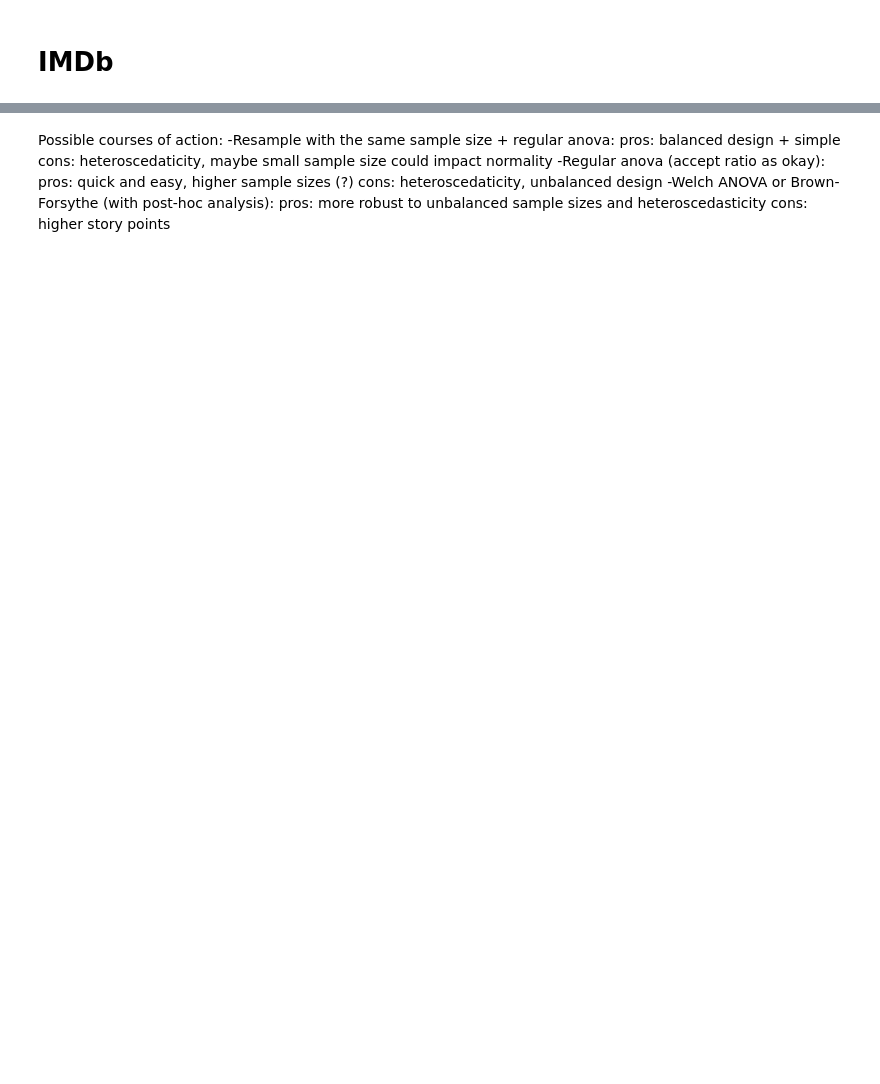
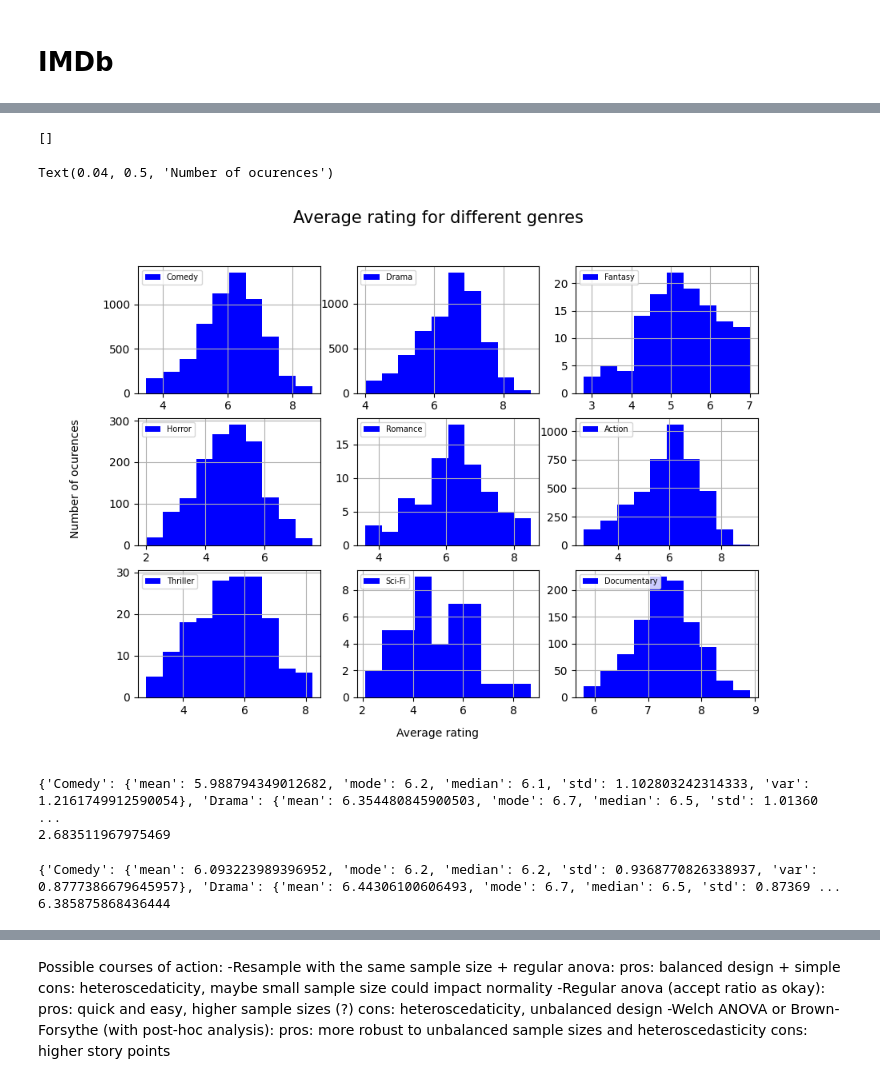
Before and after one commit to beatriz-crfa/Portfolio, a Jupyter notebook: IMDb/IMDb.ipynb, the cells around one changed output, grey strips where cells are left out. Drawn from its saved outputs; the diff is of its cells as text; code cells hidden in the pictures; blank space fills up the shorter version.

```diff
--- a/IMDb/IMDb.ipynb
+++ b/IMDb/IMDb.ipynb
@@ -120,7 +134,7 @@ plt.tight_layout()
 # %%
 outliers_info = {}
 outliers = {}
-
+movie_ratings_split_filter = {}
 # calculate percentage of outliers
 for genre in genres:
     data = movie_ratings_split[genre]['averageRating']
@@ -139,6 +153,10 @@ for genre in genres:
     percentage = count / len(data) * 100
     outliers_info[genre] = f"{count} outliers ({percentage:.2f}%)"
 
+    #filter outliers
+    mask = (data >= lower_bound) & (data <= upper_bound)
+    movie_ratings_split_filter[genre] = pd.DataFrame(data[mask])
+
 # Print outlier info per genre
 for genre, info in outliers_info.items():
     print(f"{genre}: {info}")
@@ -151,11 +179,26 @@ for genre, info in outliers_info.items():
 [print(outlier) for genre in genres for outlier in outliers[genre] if outlier <= 0.0]
 #check values bigger than 10
 [print(outlier) for genre in genres for outlier in outliers[genre] if outlier > 10.0]
+# %% [output]
+[]
+# %%
+#plot relative error results without outliers
+fig, ax = plt.subplots(int(np.ceil(len(genres)/3)), 3, figsize=(10,7))
+ax = ax.ravel()
+fig.suptitle('Average rating for different genres', fontsize=15)
+for axes, i in zip(ax, range(0, len(genres))):
+    axes.hist(movie_ratings_split_filter[genres[i]]['averageRating'], color='b')
+    axes.legend([genres[i]], loc="upper left", fontsize=7)
+    axes.grid()
+fig.text(0.5, 0.04, 'Average rating', ha='center')
+fig.text(0.04, 0.5, 'Number of ocurences', va='center', rotation='vertical')
+# %% [output]
+Text(0.04, 0.5, 'Number of ocurences')
+[figure, added]
 # %%
 parameters = {} #genres, []
 
 #Quick sample parameters check
-#THINK OF THE CLEANER WAY OF DOING THIS
 for genre in genres:
     parameters[genre] = {
         "mean" : (stat.mean(movie_ratings_split[genre]['averageRating'])),
@@ -169,3 +212,26 @@ vars = list(map(itemgetter('var'), parameters.values()))
 print(parameters)
 
 print(max(vars)/min(vars))
+# %% [output]
+{'Comedy': {'mean': 5.988794349012682, 'mode': 6.2, 'median': 6.1, 'std': 1.102803242314333, 'var': 1.2161749912590054}, 'Drama': {'mean': 6.354480845900503, 'mode': 6.7, 'median': 6.5, 'std': 1.01360 ...
+2.683511967975469
+# %%
+parameters = {} #genres, []
+
+#Quick sample parameters check
+for genre in genres:
+    parameters[genre] = {
+        "mean" : (stat.mean(movie_ratings_split_filter[genre]['averageRating'])),
+        "mode" : ((stat.mode(movie_ratings_split_filter[genre]['averageRating']))),
+        "median" : (stat.median(movie_ratings_split_filter[genre]['averageRating'])),
+        "std" : (stat.stdev(movie_ratings_split_filter[genre]['averageRating'])),
+        "var" : (stat.stdev(movie_ratings_split_filter[genre]['averageRating']))**2}
+
+vars = list(map(itemgetter('var'), parameters.values()))
+
+print(parameters)
+
+print(max(vars)/min(vars))
+# %% [output]
+{'Comedy': {'mean': 6.093223989396952, 'mode': 6.2, 'median': 6.2, 'std': 0.9368770826338937, 'var': 0.8777386679645957}, 'Drama': {'mean': 6.44306100606493, 'mode': 6.7, 'median': 6.5, 'std': 0.87369 ...
+6.385875868436444
```
Also changed, not shown: parts of 14 cells of this notebook.
